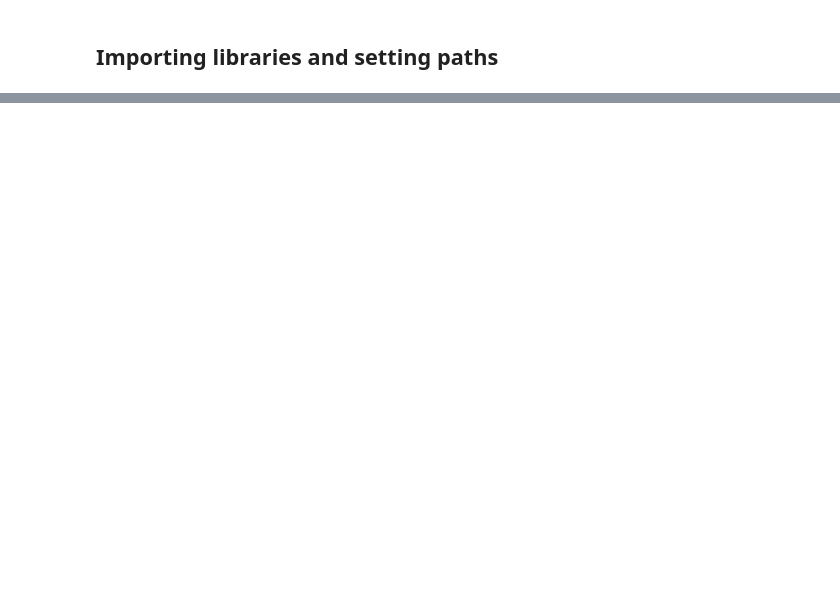
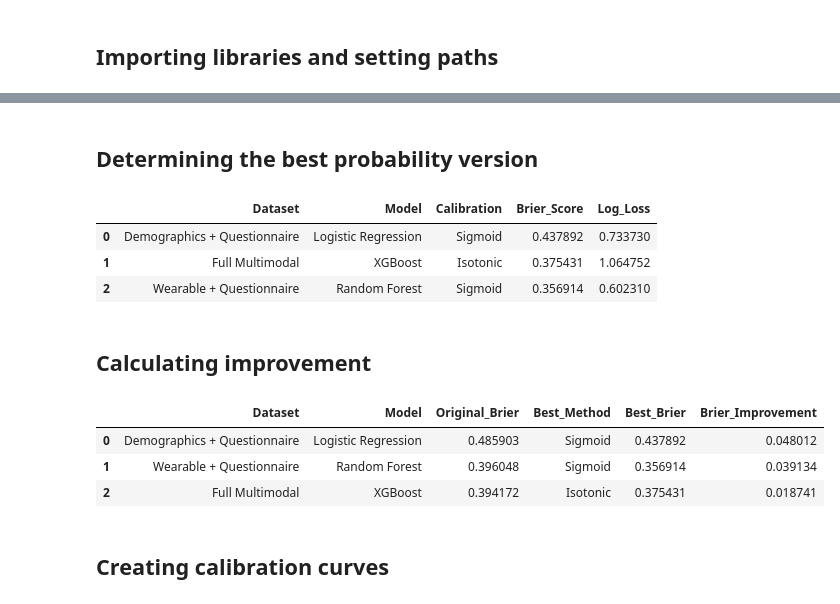
Before and after one commit to obramwell/AI-Assisted-Screening-of-Parkinson-s-Disease, a Jupyter notebook: notebooks/13_calibration_analysis.ipynb, the cells around one changed output, grey strips where cells are left out. Saved outputs shown, nothing was run; the diff lists cells and outputs as text; code cells hidden in the pictures; blank space fills up the shorter version.

```diff
--- a/notebooks/13_calibration_analysis.ipynb
+++ b/notebooks/13_calibration_analysis.ipynb
@@ -586,0 +419,66 @@ multimodal_full_rf_calibration_class_2.png : True
+# %% [markdown]
+## Determining the best probability version
+# %%
+best_calibration = (
+    calibration_results
+    .sort_values("Brier_Score")
+    .groupby("Dataset", as_index=False)
+    .first()
+)
+
+best_calibration[
+    [
+        "Dataset",
+        "Model",
+        "Calibration",
+        "Brier_Score",
+        "Log_Loss"
+    ]
+]
+# %% [output]
+|  | Dataset | Model | Calibration | Brier_Score | Log_Loss |
+| 0 | Demographics + Questionnaire | Logistic Regression | Sigmoid | 0.437892 | 0.733730 |
+| 1 | Full Multimodal | XGBoost | Isotonic | 0.375431 | 1.064752 |
+| 2 | Wearable + Questionnaire | Random Forest | Sigmoid | 0.356914 | 0.602310 |
+# %% [markdown]
+## Calculating improvement
+# %%
+comparison_rows = []
+
+for dataset_name in MODEL_CONFIG:
+
+    original = calibration_results[
+        (calibration_results["Dataset"] == dataset_name) &
+        (calibration_results["Calibration"] == "Uncalibrated")
+    ].iloc[0]
+
+    candidates = calibration_results[
+        calibration_results["Dataset"] == dataset_name
+    ].sort_values("Brier_Score")
+
+    best = candidates.iloc[0]
+
+    improvement = (
+        original["Brier_Score"] -
+        best["Brier_Score"]
+    )
+
+    comparison_rows.append({
+        "Dataset": dataset_name,
+        "Model": original["Model"],
+        "Original_Brier": original["Brier_Score"],
+        "Best_Method": best["Calibration"],
+        "Best_Brier": best["Brier_Score"],
+        "Brier_Improvement": improvement
+    })
+
+improvement_df = pd.DataFrame(comparison_rows)
+
+improvement_df
+# %% [output]
+|  | Dataset | Model | Original_Brier | Best_Method | Best_Brier | Brier_Improvement |
+| 0 | Demographics + Questionnaire | Logistic Regression | 0.485903 | Sigmoid | 0.437892 | 0.048012 |
+| 1 | Wearable + Questionnaire | Random Forest | 0.396048 | Sigmoid | 0.356914 | 0.039134 |
+| 2 | Full Multimodal | XGBoost | 0.394172 | Isotonic | 0.375431 | 0.018741 |
+# %% [markdown]
+## Creating calibration curves
```
Also changed, not shown: parts of 40 cells of this notebook, 5 other files.
